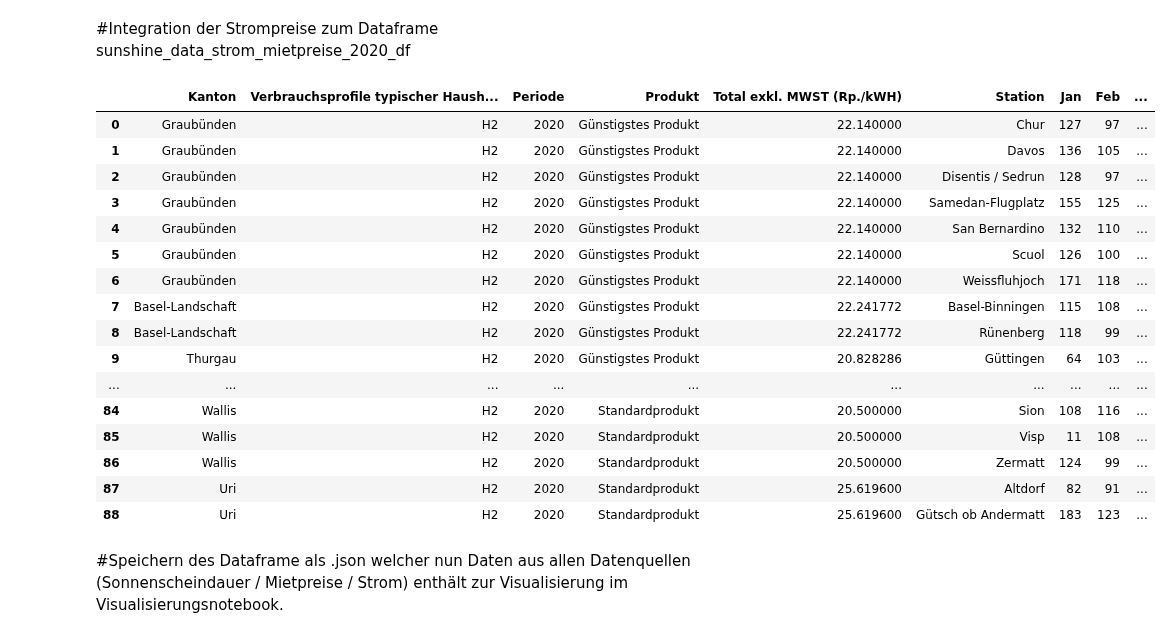
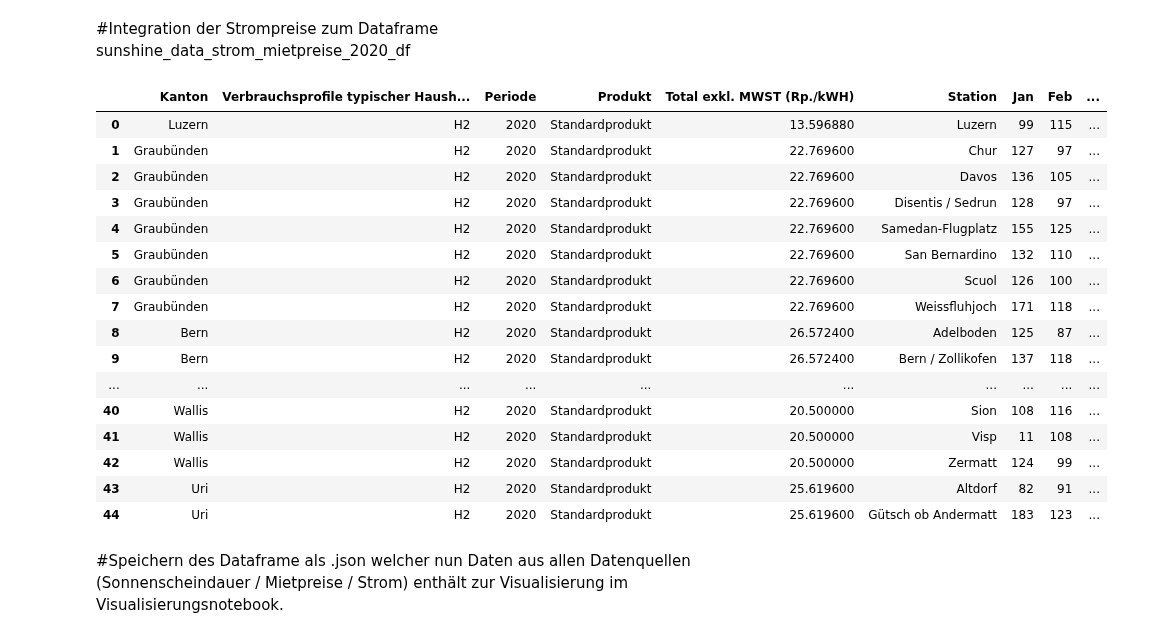
Before and after one commit to kevgam/CAS_IE_Scripting, a Jupyter notebook: group_5_aggregate.ipynb, the cells around one changed output. Drawn from its saved outputs; the diff is of its cells as text; code cells hidden in the pictures.

Commit message:
Narrow down strompreise to "Standardprodukt"

```diff
--- a/group_5_aggregate.ipynb
+++ b/group_5_aggregate.ipynb
@@ -1136,41 +1147,41 @@ with pd.option_context('display.max_rows', None, 'display.max_columns', None):
 # %%
 
 
 # Read the Excel file into a pandas DataFrame
 strompreise_2020_df = pd.read_excel('/content/drive/MyDrive/ie_scripting_datasets/Median Strompreis per Kanton-full.xlsx', usecols=["Kanton", "Verbrauchsprofile typischer Haushalte", "Periode", "Produkt", "Total exkl. MWST (Rp./kWH)"])
 
 # Read the JSON file into a pandas DataFrame
 sunshine_data_and_mietpreise_2020_df = pd.read_json('/content/drive/MyDrive/ie_scripting_datasets/sunshine_data_and_mietpreise_2020_df.json')
 
 # Filter the strompreise_df DataFrame to only include the year 2020
-strompreise_2020_df = strompreise_2020_df[(strompreise_2020_df['Periode'] == 2020) & (strompreise_2020_df['Verbrauchsprofile typischer Haushalte'] == 'H2')]
+strompreise_2020_df = strompreise_2020_df[(strompreise_2020_df['Periode'] == 2020) & (strompreise_2020_df['Verbrauchsprofile typischer Haushalte'] == 'H2') & (strompreise_2020_df['Produkt'] == 'Standardprodukt')]
 
 # Merge the two DataFrames based on the canton name
 sunshine_data_strom_mietpreise_2020_df = pd.merge(strompreise_2020_df, sunshine_data_and_mietpreise_2020_df, left_on='Kanton', right_on='canton_name', how='inner')
 
 # Print the first 5 rows of the combined DataFrame to check the result (Optional)
 #sunshine_data_strom_mietpreise_2020_df.head()
 
 with pd.option_context('display.max_rows', None, 'display.max_columns', None):
     display(sunshine_data_strom_mietpreise_2020_df)
 # %% [output]
 |  | Kanton | Verbrauchsprofile typischer Haush... | Periode | Produkt | Total exkl. MWST (Rp./kWH) | Station | Jan | Feb | ... |
-| 0 | Graubünden | H2 | 2020 | Günstigstes Produkt | 22.140000 | Chur | 127 | 97 | ... |
-| 1 | Graubünden | H2 | 2020 | Günstigstes Produkt | 22.140000 | Davos | 136 | 105 | ... |
-| 2 | Graubünden | H2 | 2020 | Günstigstes Produkt | 22.140000 | Disentis / Sedrun | 128 | 97 | ... |
-| 3 | Graubünden | H2 | 2020 | Günstigstes Produkt | 22.140000 | Samedan-Flugplatz | 155 | 125 | ... |
-| 4 | Graubünden | H2 | 2020 | Günstigstes Produkt | 22.140000 | San Bernardino | 132 | 110 | ... |
-| 5 | Graubünden | H2 | 2020 | Günstigstes Produkt | 22.140000 | Scuol | 126 | 100 | ... |
-| 6 | Graubünden | H2 | 2020 | Günstigstes Produkt | 22.140000 | Weissfluhjoch | 171 | 118 | ... |
-| 7 | Basel-Landschaft | H2 | 2020 | Günstigstes Produkt | 22.241772 | Basel-Binningen | 115 | 108 | ... |
-| 8 | Basel-Landschaft | H2 | 2020 | Günstigstes Produkt | 22.241772 | Rünenberg | 118 | 99 | ... |
-| 9 | Thurgau | H2 | 2020 | Günstigstes Produkt | 20.828286 | Güttingen | 64 | 103 | ... |
+| 0 | Luzern | H2 | 2020 | Standardprodukt | 13.596880 | Luzern | 99 | 115 | ... |
+| 1 | Graubünden | H2 | 2020 | Standardprodukt | 22.769600 | Chur | 127 | 97 | ... |
+| 2 | Graubünden | H2 | 2020 | Standardprodukt | 22.769600 | Davos | 136 | 105 | ... |
+| 3 | Graubünden | H2 | 2020 | Standardprodukt | 22.769600 | Disentis / Sedrun | 128 | 97 | ... |
+| 4 | Graubünden | H2 | 2020 | Standardprodukt | 22.769600 | Samedan-Flugplatz | 155 | 125 | ... |
+| 5 | Graubünden | H2 | 2020 | Standardprodukt | 22.769600 | San Bernardino | 132 | 110 | ... |
+| 6 | Graubünden | H2 | 2020 | Standardprodukt | 22.769600 | Scuol | 126 | 100 | ... |
+| 7 | Graubünden | H2 | 2020 | Standardprodukt | 22.769600 | Weissfluhjoch | 171 | 118 | ... |
+| 8 | Bern | H2 | 2020 | Standardprodukt | 26.572400 | Adelboden | 125 | 87 | ... |
+| 9 | Bern | H2 | 2020 | Standardprodukt | 26.572400 | Bern / Zollikofen | 137 | 118 | ... |
 | ... | ... | ... | ... | ... | ... | ... | ... | ... | ... |
-| 84 | Wallis | H2 | 2020 | Standardprodukt | 20.500000 | Sion | 108 | 116 | ... |
-| 85 | Wallis | H2 | 2020 | Standardprodukt | 20.500000 | Visp | 11 | 108 | ... |
-| 86 | Wallis | H2 | 2020 | Standardprodukt | 20.500000 | Zermatt | 124 | 99 | ... |
-| 87 | Uri | H2 | 2020 | Standardprodukt | 25.619600 | Altdorf | 82 | 91 | ... |
-| 88 | Uri | H2 | 2020 | Standardprodukt | 25.619600 | Gütsch ob Andermatt | 183 | 123 | ... |
+| 40 | Wallis | H2 | 2020 | Standardprodukt | 20.500000 | Sion | 108 | 116 | ... |
+| 41 | Wallis | H2 | 2020 | Standardprodukt | 20.500000 | Visp | 11 | 108 | ... |
+| 42 | Wallis | H2 | 2020 | Standardprodukt | 20.500000 | Zermatt | 124 | 99 | ... |
+| 43 | Uri | H2 | 2020 | Standardprodukt | 25.619600 | Altdorf | 82 | 91 | ... |
+| 44 | Uri | H2 | 2020 | Standardprodukt | 25.619600 | Gütsch ob Andermatt | 183 | 123 | ... |
 # %% [markdown]
 #Speichern des Dataframe als .json welcher nun Daten aus allen Datenquellen (Sonnenscheindauer / Mietpreise / Strom) enthält zur Visualisierung im Visualisierungsnotebook.
 # %%
```
Also changed, not shown: parts of 2 cells of this notebook.
